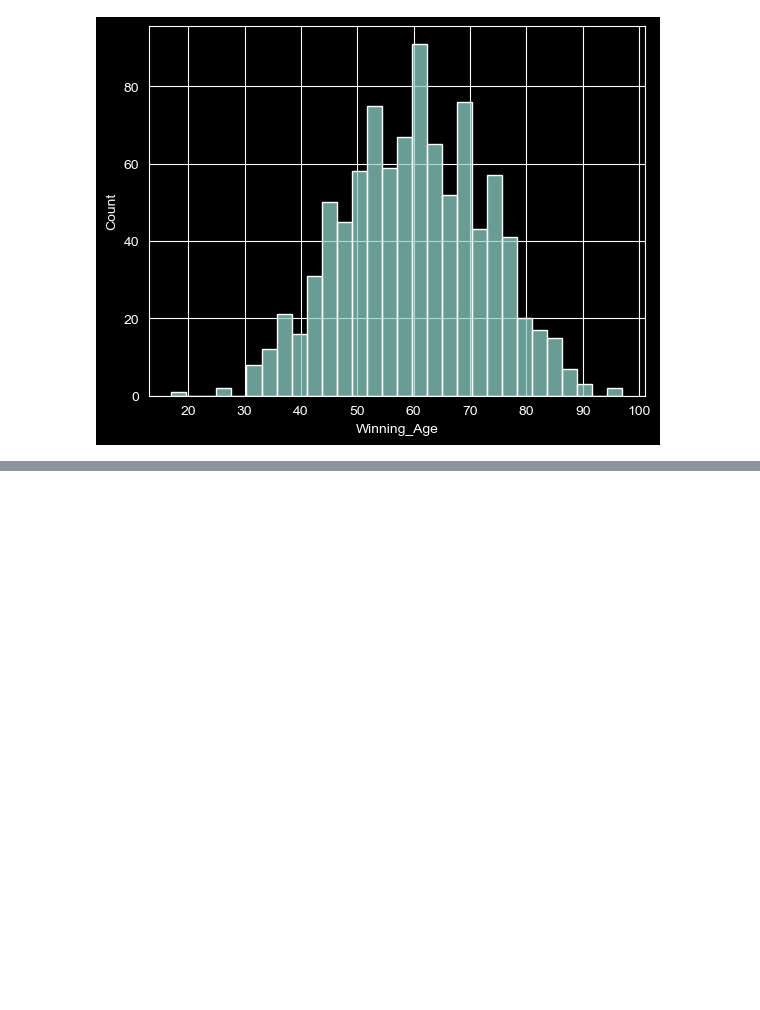
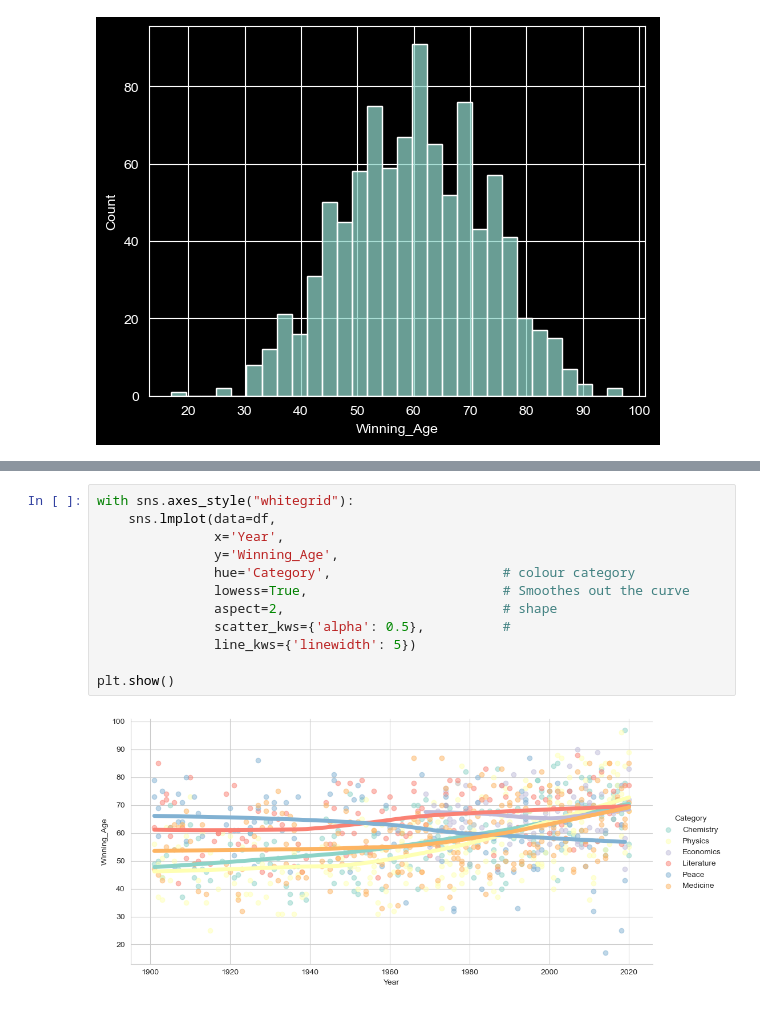
Before and after one commit to shane-221/Python_Basics, a Jupyter notebook: 09_Advanced-Data_Analysis(Pandas-Plotly-Seaborn)/79_Matplotlib_Pandas_Seaborn/main.ipynb, the cells around one changed output, grey strips where cells are left out. Drawn from its saved outputs; the diff is of its cells as text; blank space fills up the shorter version.

```diff
--- a/09_Advanced-Data_Analysis(Pandas-Plotly-Seaborn)/79_Matplotlib_Pandas_Seaborn/main.ipynb
+++ b/09_Advanced-Data_Analysis(Pandas-Plotly-Seaborn)/79_Matplotlib_Pandas_Seaborn/main.ipynb
@@ -748,0 +825,14 @@ chart = sns.histplot( df, x="Winning_Age", bins =30)                    # use th
+# %%
+with sns.axes_style("whitegrid"):
+    sns.lmplot(data=df,
+               x='Year',
+               y='Winning_Age',
+               hue='Category',                      # colour category
+               lowess=True,                         # Smoothes out the curve
+               aspect=2,                            # shape
+               scatter_kws={'alpha': 0.5},          #
+               line_kws={'linewidth': 5})
+
+plt.show()
+# %% [output]
+[figure, added]
```
Also changed, not shown: parts of 11 cells of this notebook.
